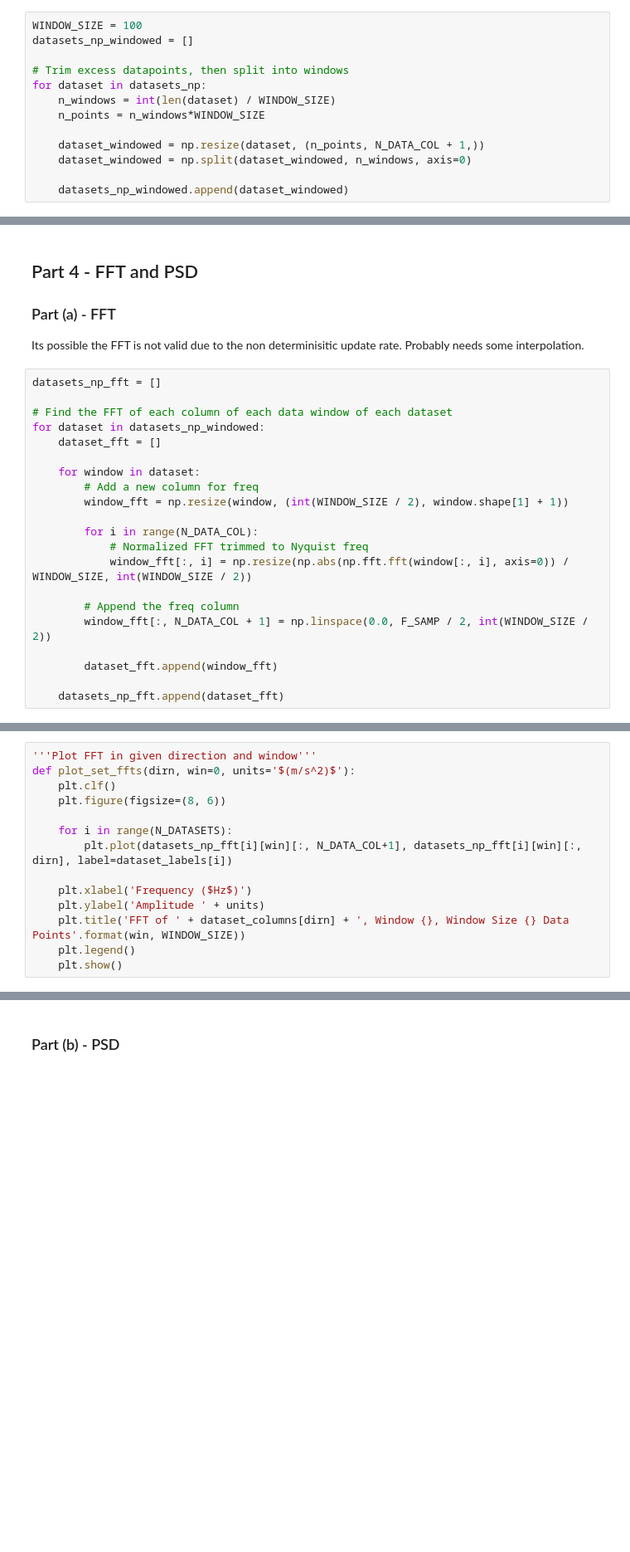
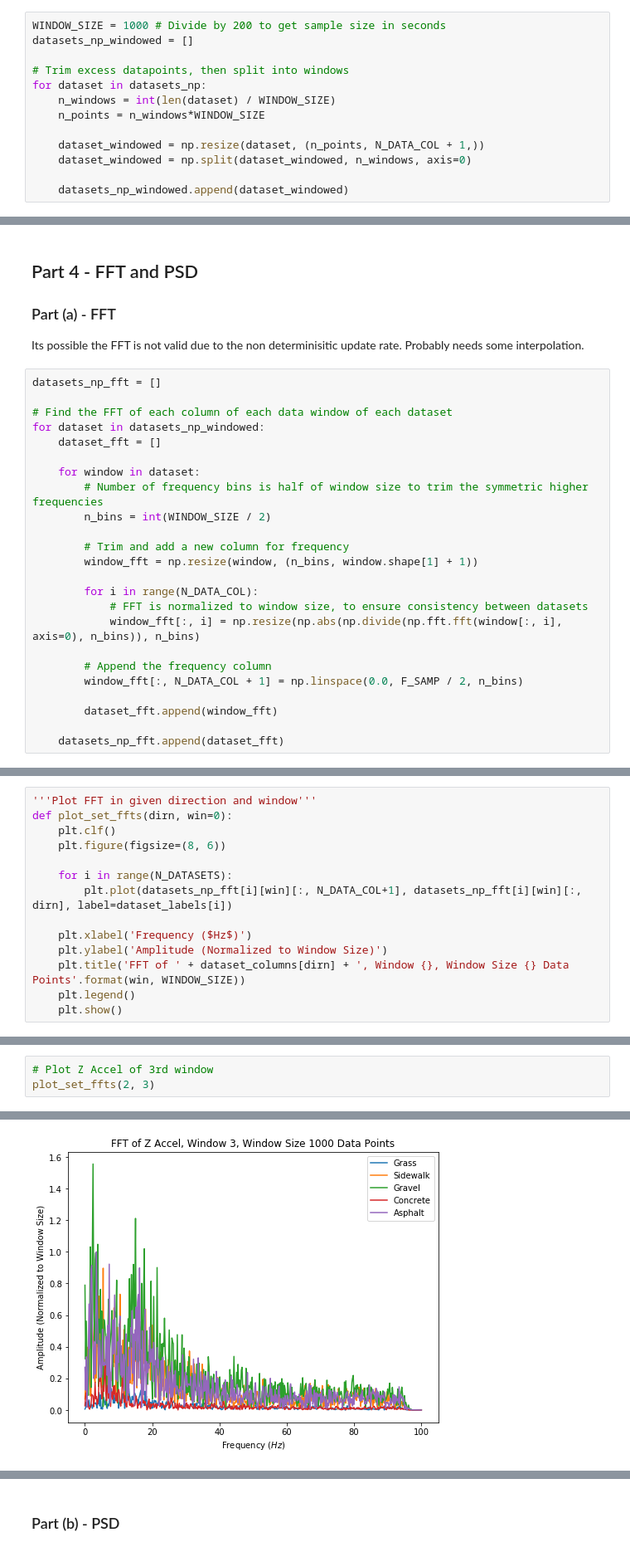
Before and after one commit to KeenanMcConkey/Wheelchair-Terrain-Classification, a Jupyter notebook: TerrainClassification.ipynb, the cells around one changed output, grey strips where cells are left out. Shown: that part at 83% size. Drawn from its saved outputs; the diff is of its cells as text; blank space fills up the shorter version.

```diff
--- a/TerrainClassification.ipynb
+++ b/TerrainClassification.ipynb
@@ -200,7 +257,7 @@ Strategy is to start with a large time window and work down. Plot classification
 # %% [markdown]
 ### Part (b) - Creating Time Windowed Data
 # %%
-WINDOW_SIZE = 100
+WINDOW_SIZE = 1000 # Divide by 200 to get sample size in seconds
 datasets_np_windowed = []
 
 # Trim excess datapoints, then split into windows
@@ -242,15 +295,18 @@ for dataset in datasets_np_windowed:
     dataset_fft = []
 
     for window in dataset:
-        # Add a new column for freq
-        window_fft = np.resize(window, (int(WINDOW_SIZE / 2), window.shape[1] + 1))
+        # Number of frequency bins is half of window size to trim the symmetric higher frequencies
+        n_bins = int(WINDOW_SIZE / 2)
+
+        # Trim and add a new column for frequency
+        window_fft = np.resize(window, (n_bins, window.shape[1] + 1))
 
         for i in range(N_DATA_COL):
-            # Normalized FFT trimmed to Nyquist freq
-            window_fft[:, i] = np.resize(np.abs(np.fft.fft(window[:, i], axis=0)) / WINDOW_SIZE, int(WINDOW_SIZE / 2))
+            # FFT is normalized to window size, to ensure consistency between datasets
+            window_fft[:, i] = np.resize(np.abs(np.divide(np.fft.fft(window[:, i], axis=0), n_bins)), n_bins)
 
-        # Append the freq column
-        window_fft[:, N_DATA_COL + 1] = np.linspace(0.0, F_SAMP / 2, int(WINDOW_SIZE / 2))
+        # Append the frequency column
+        window_fft[:, N_DATA_COL + 1] = np.linspace(0.0, F_SAMP / 2, n_bins)
 
         dataset_fft.append(window_fft)
 
@@ -268,6 +323,6 @@ Shape of FFT'd individual window: (50, 8)
 # %%
 '''Plot FFT in given direction and window'''
-def plot_set_ffts(dirn, win=0, units='$(m/s^2)$'):
+def plot_set_ffts(dirn, win=0):
     plt.clf()
     plt.figure(figsize=(8, 6))
 
@@ -275,7 +330,7 @@ def plot_set_ffts(dirn, win=0, units='$(m/s^2)$'):
         plt.plot(datasets_np_fft[i][win][:, N_DATA_COL+1], datasets_np_fft[i][win][:, dirn], label=dataset_labels[i])
 
     plt.xlabel('Frequency ($Hz$)')
-    plt.ylabel('Amplitude ' + units)
+    plt.ylabel('Amplitude (Normalized to Window Size)')
     plt.title('FFT of ' + dataset_columns[dirn] + ', Window {}, Window Size {} Data Points'.format(win, WINDOW_SIZE))
     plt.legend()
     plt.show()
@@ -286,0 +337,4 @@ plot_set_ffts(4, 0)
+# %%
+# Plot Z Accel of 3rd window
+plot_set_ffts(2, 3)
+# %% [output]
@@ -287,2 +342,3 @@ plot_set_ffts(4, 0)
+[figure, added]
 # %% [markdown]
 The Butterworth cutoff frequency is pretty noticeable. Theres not an easily recognizable cutoff from the unfiltered data.
```
Also changed, not shown: parts of 38 cells of this notebook.
